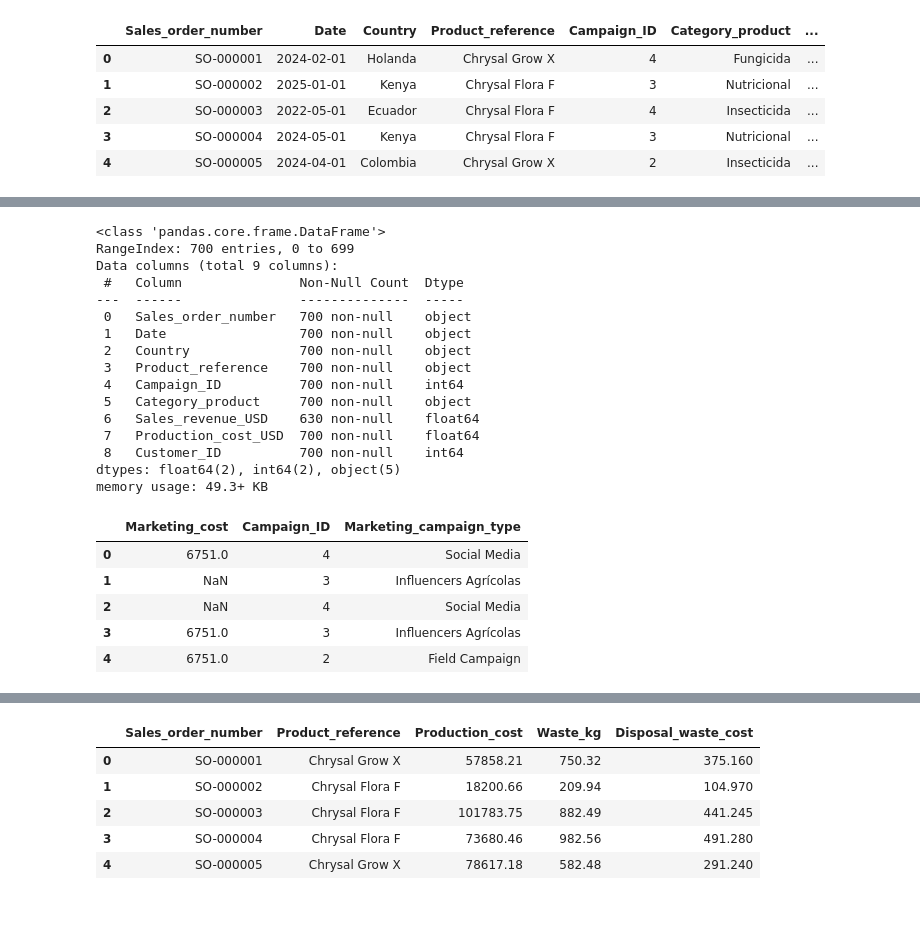
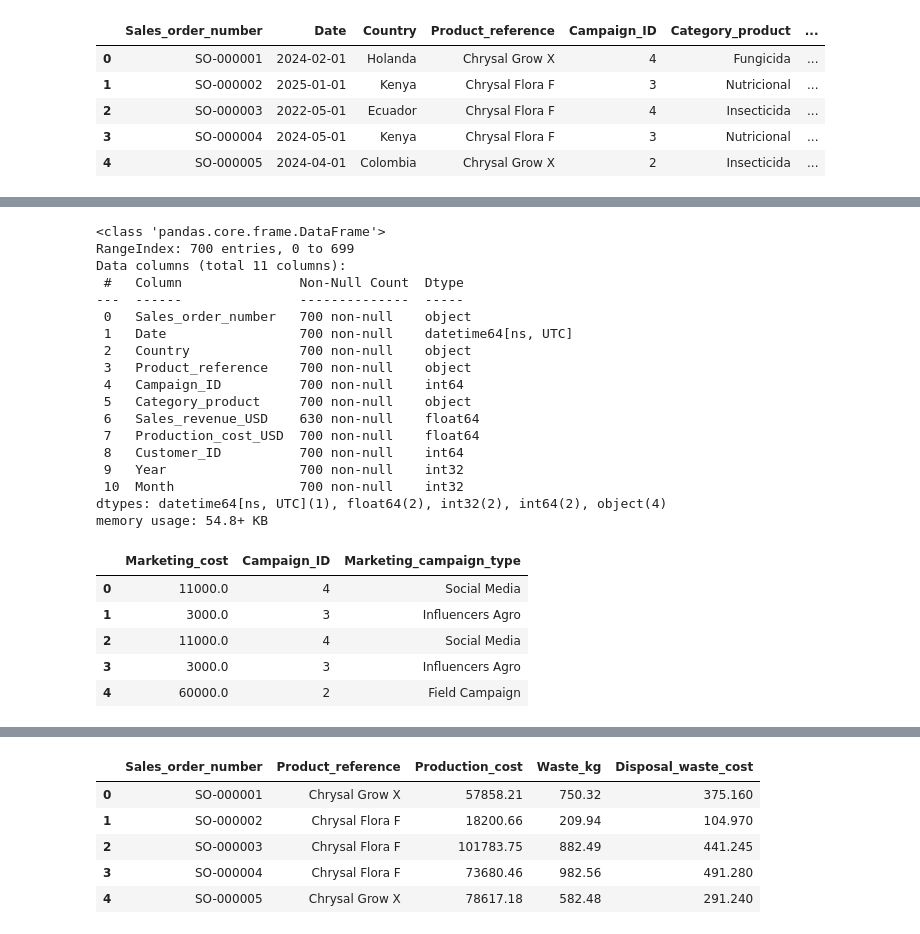
Before and after one commit to alexsandoval05/Revenue-sustainability-Chrysal, a Jupyter notebook: chrysal_profit_sustainability.ipynb, the cells around one changed output, grey strips where cells are left out. Saved outputs shown, nothing was run; the diff lists cells and outputs as text; code cells hidden in the pictures.

```diff
--- a/chrysal_profit_sustainability.ipynb
+++ b/chrysal_profit_sustainability.ipynb
@@ -12 +17,5 @@ df3 = pd.read_csv("/content/Tabla3_Costs_v2.csv")
+# %%
+df1_clean = df1.copy()
+df2_clean = df2.copy()
+df3_clean = df3.copy()
 # %%
@@ -21,13 +42,13 @@ df1.head()
 # %%
-df1.info()
+df1_clean.info()
 # %% [output]
 <class 'pandas.core.frame.DataFrame'>
 RangeIndex: 700 entries, 0 to 699
-Data columns (total 9 columns):
+Data columns (total 11 columns):
  #   Column               Non-Null Count  Dtype
 ---  ------               --------------  -----
  0   Sales_order_number   700 non-null    object
- 1   Date                 700 non-null    object
+ 1   Date                 700 non-null    datetime64[ns, UTC]
  2   Country              700 non-null    object
  3   Product_reference    700 non-null    object
  4   Campaign_ID          700 non-null    int64
@@ -35,14 +56,16 @@ Data columns (total 9 columns):
  6   Sales_revenue_USD    630 non-null    float64
  7   Production_cost_USD  700 non-null    float64
  8   Customer_ID          700 non-null    int64
-dtypes: float64(2), int64(2), object(5)
-memory usage: 49.3+ KB
+ 9   Year                 700 non-null    int32
+ 10  Month                700 non-null    int32
+dtypes: datetime64[ns, UTC](1), float64(2), int32(2), int64(2), object(4)
+memory usage: 54.8+ KB
 # %%
-df2.head()
+df2_clean.head()
 # %% [output]
 |  | Marketing_cost | Campaign_ID | Marketing_campaign_type |
-| 0 | 6751.0 | 4 | Social Media |
-| 1 | NaN | 3 | Influencers Agrícolas |
-| 2 | NaN | 4 | Social Media |
-| 3 | 6751.0 | 3 | Influencers Agrícolas |
-| 4 | 6751.0 | 2 | Field Campaign |
+| 0 | 11000.0 | 4 | Social Media |
+| 1 | 3000.0 | 3 | Influencers Agro |
+| 2 | 11000.0 | 4 | Social Media |
+| 3 | 3000.0 | 3 | Influencers Agro |
+| 4 | 60000.0 | 2 | Field Campaign |
```
Also changed, not shown: parts of 20 cells of this notebook.
